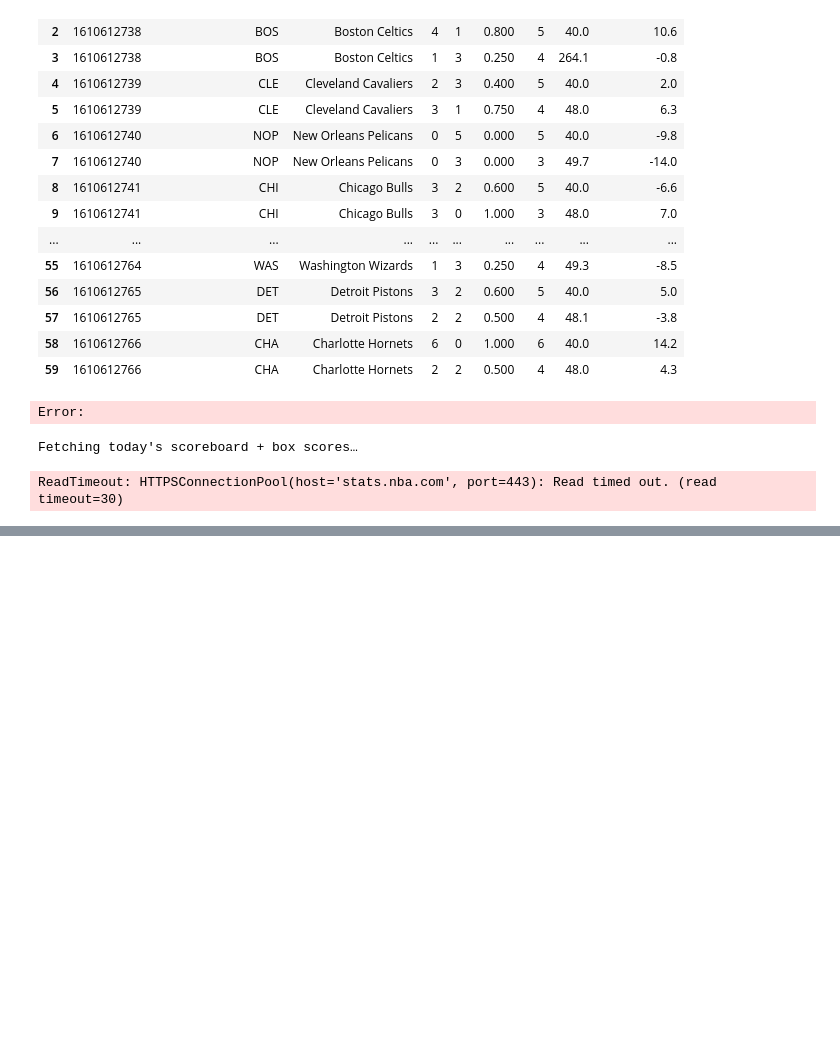
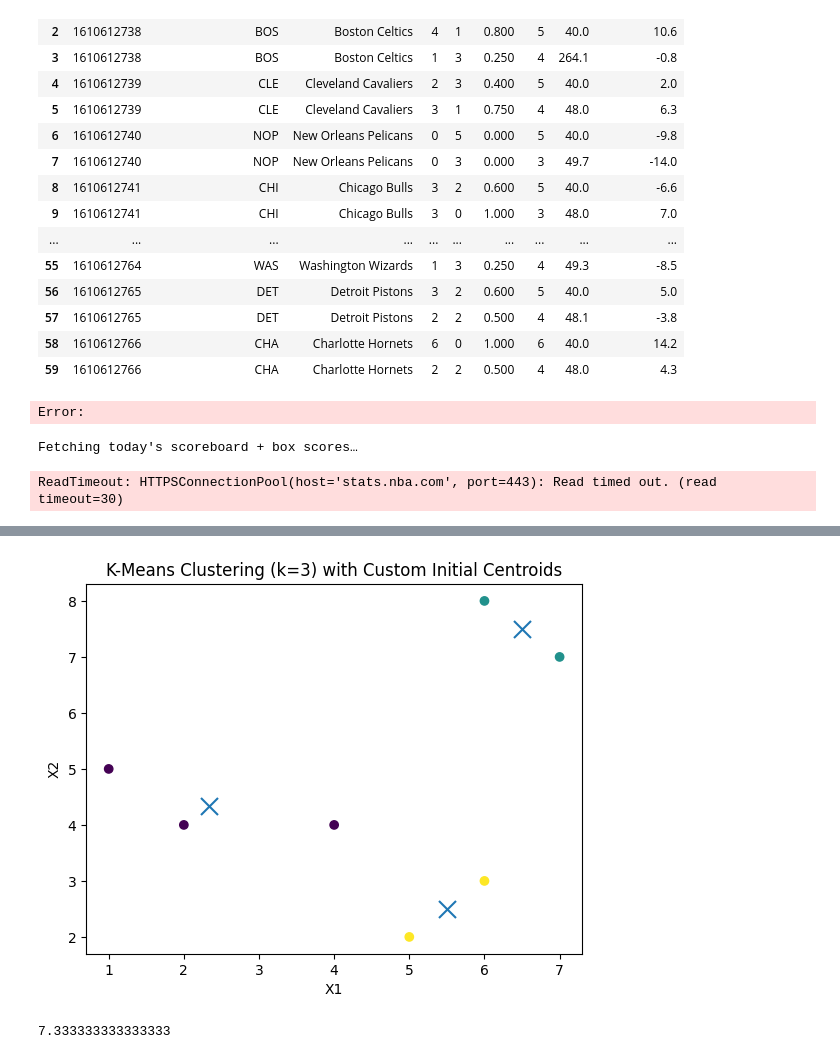
Before and after one commit to KrishalDhungana/NBABrain, a Jupyter notebook: notebooks/data_retrieval.ipynb, the cells around one changed output, grey strips where cells are left out. Cells and saved outputs as stored; diff of their text form; code cells hidden in the pictures; blank space fills up the shorter version.

```diff
--- a/notebooks/data_retrieval.ipynb
+++ b/notebooks/data_retrieval.ipynb
@@ -286,0 +722,32 @@ ReadTimeout: HTTPSConnectionPool(host='stats.nba.com', port=443): Read timed out
+# %%
+import numpy as np
+from sklearn.cluster import KMeans
+
+X = np.array([[2,4], [1,5], [5,2], [6,3], [4,4], [7,7], [6,8]])
+
+# Define the exact starting centroids
+initial_centroids = np.array([
+    [2,4],   # centroid 1
+    [6,8],   # centroid 2
+    [5,2]    # centroid 3
+])
+
+# Fit model
+km = KMeans(n_clusters=3, init=initial_centroids, n_init=1, random_state=0)
+km.fit(X)
+labels = km.labels_
+centers = km.cluster_centers_
+
+# Plot clusters
+plt.figure()
+plt.scatter(X[:, 0], X[:, 1], c=labels)  # colored by cluster label (default colormap)
+plt.scatter(centers[:, 0], centers[:, 1], marker='x', s=150)  # plot centroids
+plt.title("K-Means Clustering (k=3) with Custom Initial Centroids")
+plt.xlabel("X1")
+plt.ylabel("X2")
+plt.show()
+
+print(km.inertia_)
+# %% [output]
+[figure, added]
+7.333333333333333
```
Also changed, not shown: parts of 10 cells of this notebook, 19 other files.
